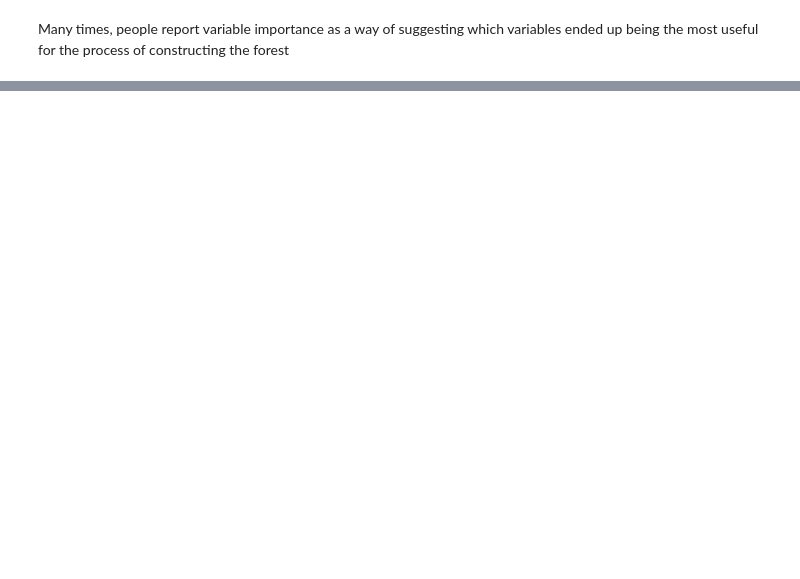
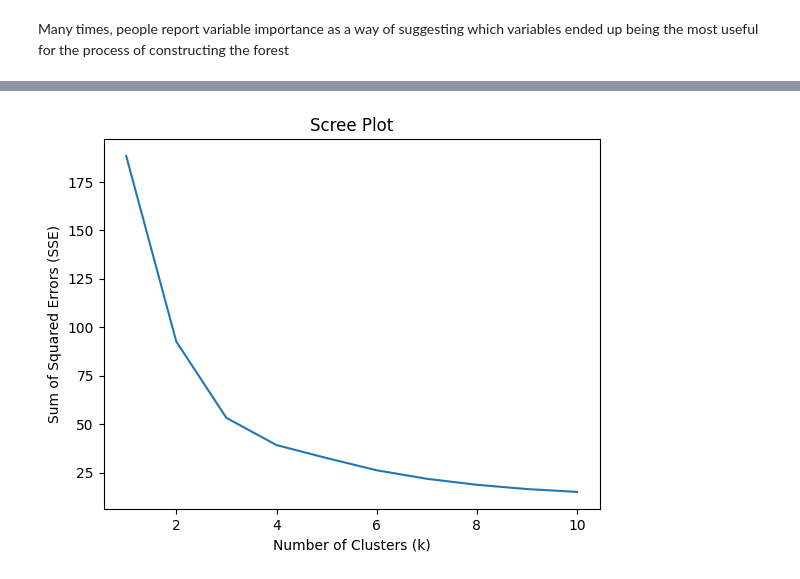
Before and after one commit to kirsten-fung/project_voting, a Jupyter notebook: voting_modeling.ipynb, the cells around one changed output, grey strips where cells are left out. Drawn from its saved outputs; the diff is of its cells as text; code cells hidden in the pictures; blank space fills up the shorter version.

```diff
--- a/voting_modeling.ipynb
+++ b/voting_modeling.ipynb
@@ -405,0 +446,28 @@ plt.show()
+# %%
+def maxmin(x):
+    x = (x - min(x)) / (max(x) - min(x))
+    return x
+
+X = merged[['Male','Female','Median age: Male','Median age: Female',
+        'White alone','Black or African American alone','American Indian and Alaska Native alone',
+        'Asian alone','Native Hawaiian and Other Pacific Islander alone','Hispanic or Latino','Other',
+        'Male Higher Education','Female Higher Education','Male Highschool Equivalent',
+        'Female Highschool Equivalent','Median household income in the past 12 months (in 2010 inflation-adjusted dollars)']]
+X = X.apply(maxmin)
+
+k_bar = 10
+k_grid = np.arange(1, k_bar + 1)
+
+SSE = np.zeros(k_bar)
+
+for k in range(k_bar):
+    model = KMeans(n_clusters=k+1, max_iter=300, n_init=10, random_state=0)
+    model = model.fit(X)
+    SSE[k] = model.inertia_
+
+scree_plot = sns.lineplot(x=k_grid, y=SSE).set_title('Scree Plot')
+plt.xlabel('Number of Clusters (k)')
+plt.ylabel('Sum of Squared Errors (SSE)')
+plt.show()
+# %% [output]
+[figure, added]
```
Also changed, not shown: parts of 5 cells of this notebook.
